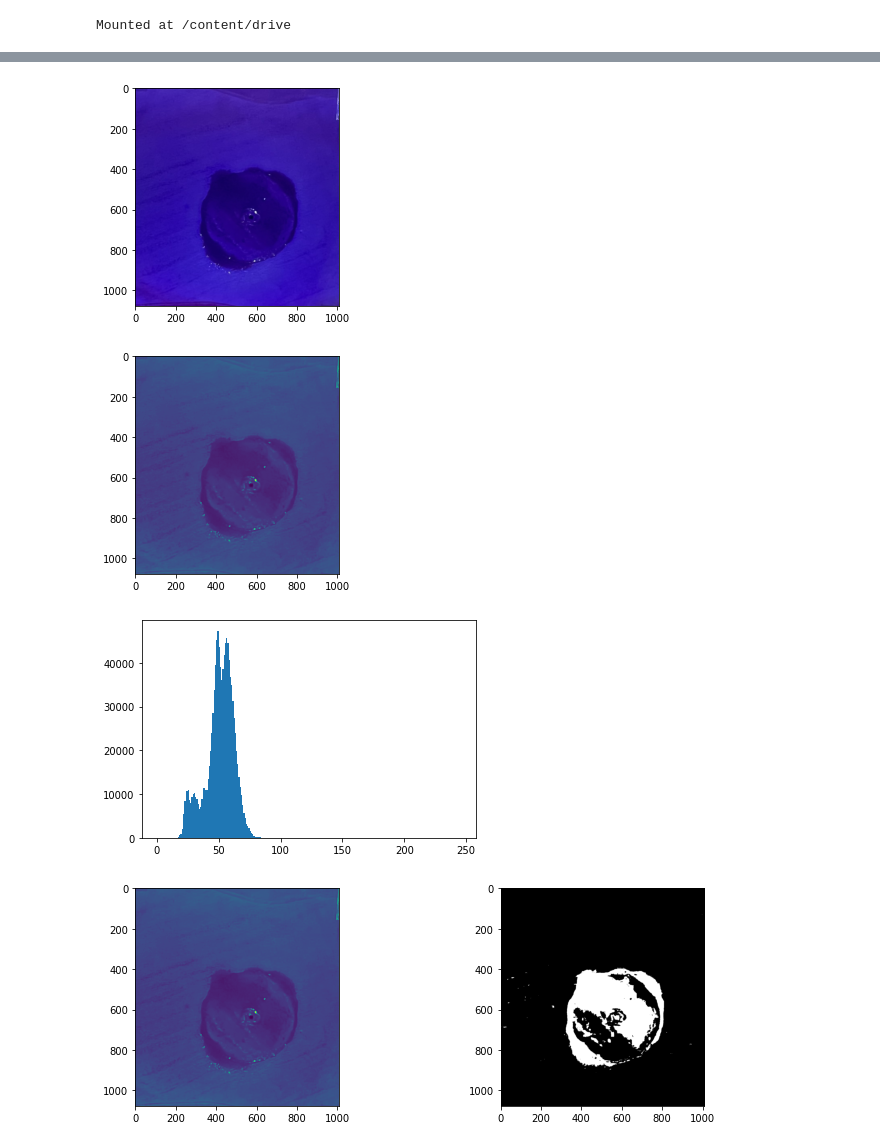
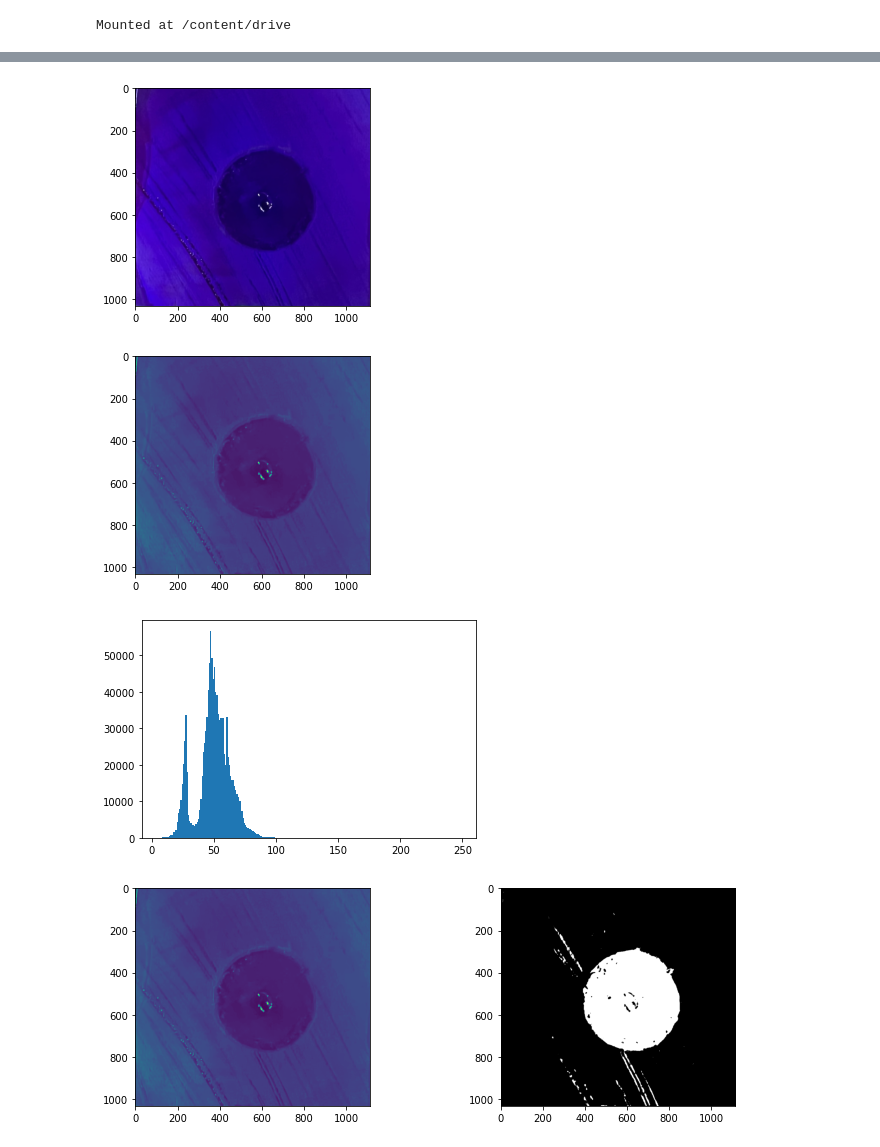
Before and after one commit to lmkelly16/BYU-REU-2022, a Jupyter notebook: ZOI_+_A.ipynb, the cells around one changed output, grey strips where cells are left out. Drawn from its saved outputs; the diff is of its cells as text; code cells hidden in the pictures.

```diff
--- a/ZOI_+_A.ipynb
+++ b/ZOI_+_A.ipynb
@@ -34,17 +35,17 @@ array(['/content/drive/MyDrive/BYU_REU_images/1Z+A.tiff'], dtype='<U47')
 # %%
 # Load the phase contrast image.
-im = skimage.io.imread(img_list[0])
+im = skimage.io.imread(img_list[1])
 
 # look at it
 plt.imshow(im);
 # %% [output]
-[figure, old version]
+[figure, new version]
 # %%
 # see how good the contrast is
 cim = im[:,:,0]
 plt.imshow(cim);
 # %% [output]
-[figure, old version]
+[figure, new version]
 # %%
 # forcing bins to be discretized by integer value
 bins = np.arange(cim.min(), cim.max(), 1)
@@ -52,7 +53,7 @@ bins = np.arange(cim.min(), cim.max(), 1)
 # plot histogram
 plt.hist(cim.flatten(), bins=bins);
 # %% [output]
-[figure, old version]
+[figure, new version]
 # %%
 ''' Thresholding '''
 # Threshold value, as obtained by eye
@@ -66,7 +67,7 @@ fig, ax = plt.subplots(1, 2, figsize=(12,4))
 ax[0].imshow(cim)
 ax[1].imshow(im_bw, cmap=plt.cm.gray);
 # %% [output]
-[figure, old version]
+[figure, new version]
 # %%
 ''' Labeling a segmented image '''
 
```
Also changed, not shown: parts of 6 cells of this notebook.
